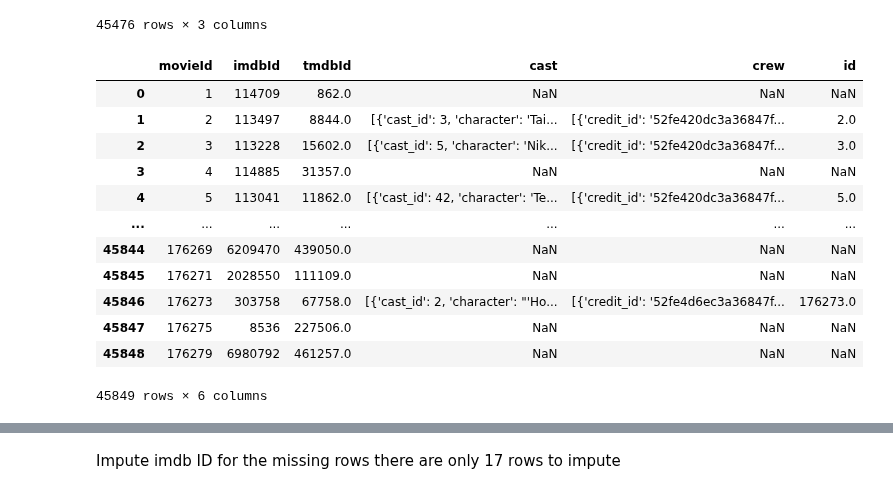
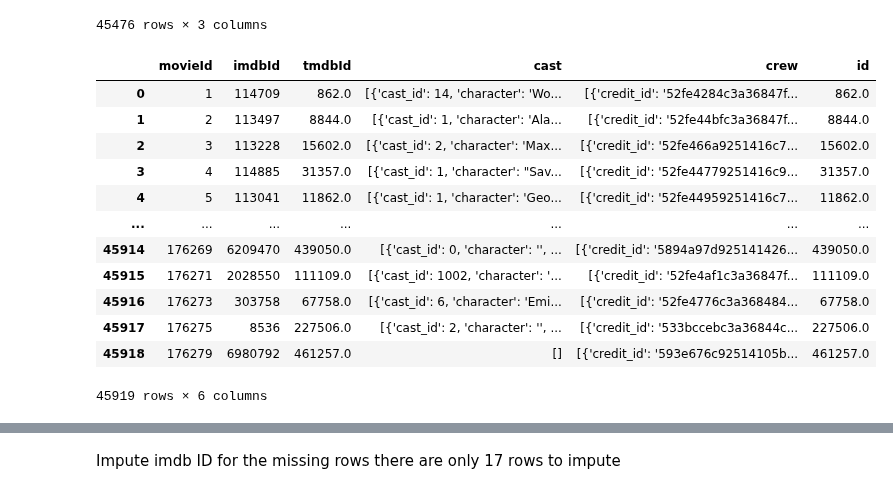
Before and after one commit to EliasMondelaers/datamanagementProject, a Jupyter notebook: Dataset Merging V2.ipynb, the cells around one changed output, grey strips where cells are left out. Saved outputs shown, nothing was run; the diff lists cells and outputs as text; code cells hidden in the pictures.

```diff
--- a/Dataset Merging V2.ipynb
+++ b/Dataset Merging V2.ipynb
@@ -37,24 +39,24 @@ df2
 # %%
 #Merge df1 and df2
 merged_df = pd.merge(
     df1,
     df2,
-    left_on='movieId',
+    left_on='tmdbId',
     right_on='id',
     how='left'
 )
 merged_df
 # %% [output]
 |  | movieId | imdbId | tmdbId | cast | crew | id |
-| 0 | 1 | 114709 | 862.0 | NaN | NaN | NaN |
-| 1 | 2 | 113497 | 8844.0 | [{'cast_id': 3, 'character': 'Tai... | [{'credit_id': '52fe420dc3a36847f... | 2.0 |
-| 2 | 3 | 113228 | 15602.0 | [{'cast_id': 5, 'character': 'Nik... | [{'credit_id': '52fe420dc3a36847f... | 3.0 |
-| 3 | 4 | 114885 | 31357.0 | NaN | NaN | NaN |
-| 4 | 5 | 113041 | 11862.0 | [{'cast_id': 42, 'character': 'Te... | [{'credit_id': '52fe420dc3a36847f... | 5.0 |
+| 0 | 1 | 114709 | 862.0 | [{'cast_id': 14, 'character': 'Wo... | [{'credit_id': '52fe4284c3a36847f... | 862.0 |
+| 1 | 2 | 113497 | 8844.0 | [{'cast_id': 1, 'character': 'Ala... | [{'credit_id': '52fe44bfc3a36847f... | 8844.0 |
+| 2 | 3 | 113228 | 15602.0 | [{'cast_id': 2, 'character': 'Max... | [{'credit_id': '52fe466a9251416c7... | 15602.0 |
+| 3 | 4 | 114885 | 31357.0 | [{'cast_id': 1, 'character': "Sav... | [{'credit_id': '52fe44779251416c9... | 31357.0 |
+| 4 | 5 | 113041 | 11862.0 | [{'cast_id': 1, 'character': 'Geo... | [{'credit_id': '52fe44959251416c7... | 11862.0 |
 | ... | ... | ... | ... | ... | ... | ... |
-| 45844 | 176269 | 6209470 | 439050.0 | NaN | NaN | NaN |
-| 45845 | 176271 | 2028550 | 111109.0 | NaN | NaN | NaN |
-| 45846 | 176273 | 303758 | 67758.0 | [{'cast_id': 2, 'character': "'Ho... | [{'credit_id': '52fe4d6ec3a36847f... | 176273.0 |
-| 45847 | 176275 | 8536 | 227506.0 | NaN | NaN | NaN |
-| 45848 | 176279 | 6980792 | 461257.0 | NaN | NaN | NaN |
+| 45914 | 176269 | 6209470 | 439050.0 | [{'cast_id': 0, 'character': '', ... | [{'credit_id': '5894a97d925141426... | 439050.0 |
+| 45915 | 176271 | 2028550 | 111109.0 | [{'cast_id': 1002, 'character': '... | [{'credit_id': '52fe4af1c3a36847f... | 111109.0 |
+| 45916 | 176273 | 303758 | 67758.0 | [{'cast_id': 6, 'character': 'Emi... | [{'credit_id': '52fe4776c3a368484... | 67758.0 |
+| 45917 | 176275 | 8536 | 227506.0 | [{'cast_id': 2, 'character': '', ... | [{'credit_id': '533bccebc3a36844c... | 227506.0 |
+| 45918 | 176279 | 6980792 | 461257.0 | [] | [{'credit_id': '593e676c92514105b... | 461257.0 |
-45849 rows × 6 columns
+45919 rows × 6 columns
```
Also changed, not shown: parts of 6 cells of this notebook, 1 other file.
